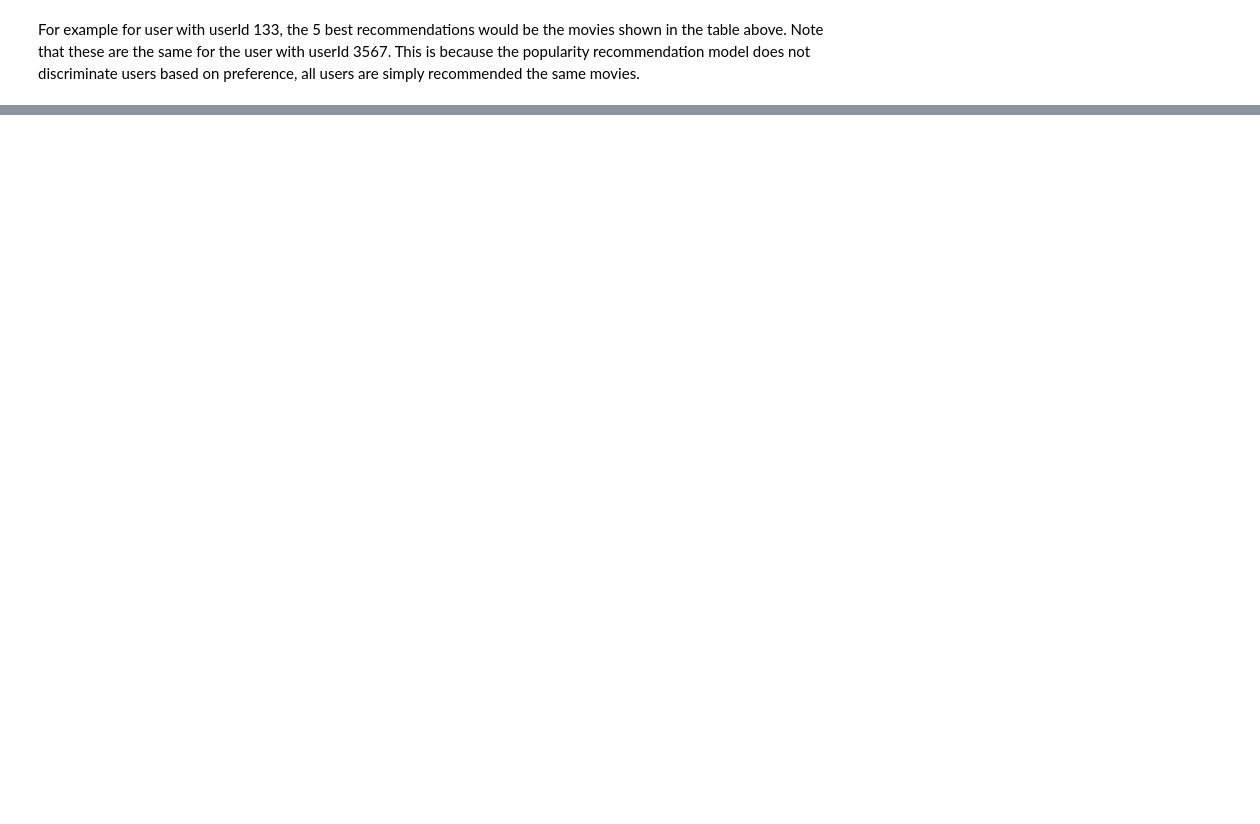
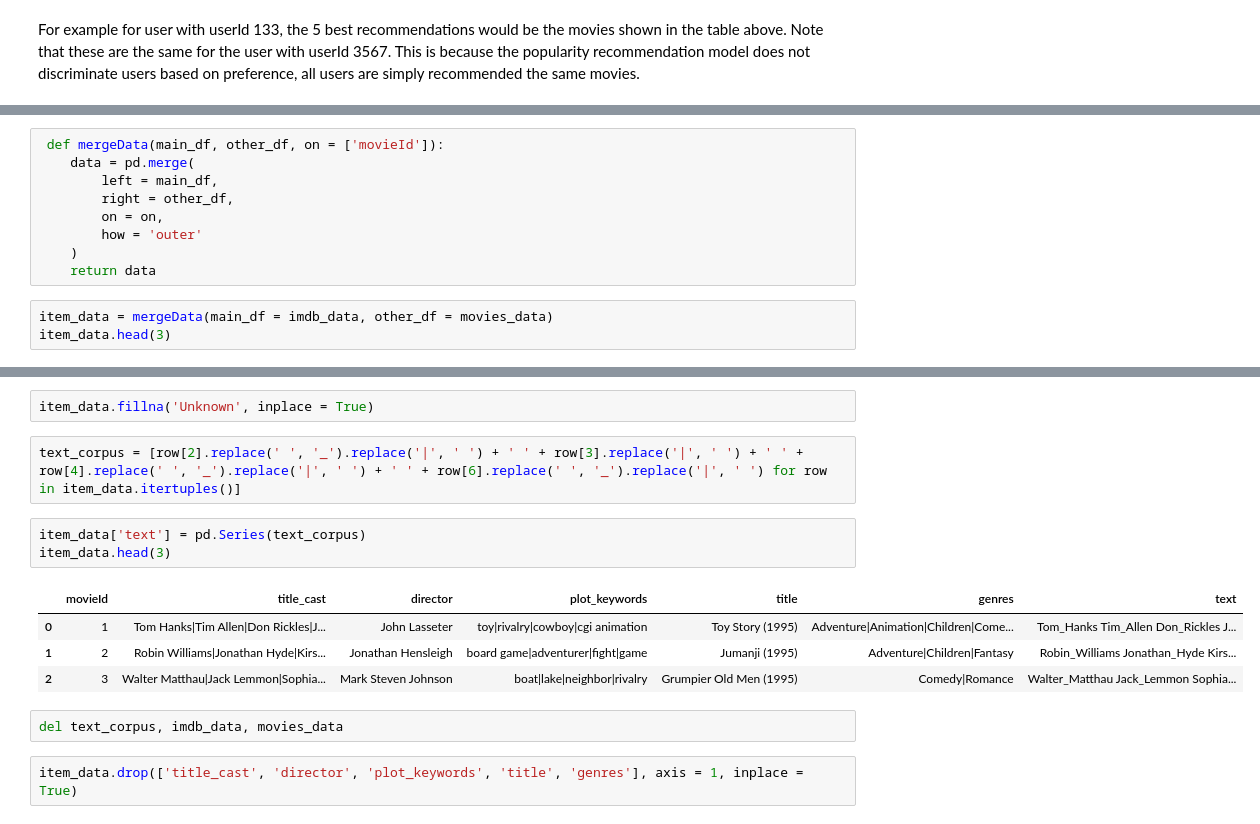
Before and after one commit to titusndondo/unsupervised-predict-streamlit-template, a Jupyter notebook: predict_deliverables/basemodel.ipynb, the cells around one changed output, grey strips where cells are left out. Saved outputs shown, nothing was run; the diff lists cells and outputs as text; blank space fills up the shorter version.

```diff
--- a/predict_deliverables/basemodel.ipynb
+++ b/predict_deliverables/basemodel.ipynb
@@ -171,0 +194,12 @@ For example for user with userId 133, the 5 best recommendations would be the mo
+# %%
+ def mergeData(main_df, other_df, on = ['movieId']):
+    data = pd.merge(
+        left = main_df,
+        right = other_df,
+        on = on,
+        how = 'outer'
+    )
+    return data
+# %%
+item_data = mergeData(main_df = imdb_data, other_df = movies_data)
+item_data.head(3)
@@ -171,0 +221,16 @@ For example for user with userId 133, the 5 best recommendations would be the mo
+# %%
+item_data.fillna('Unknown', inplace = True)
+# %%
+text_corpus = [row[2].replace(' ', '_').replace('|', ' ') + ' ' + row[3].replace('|', ' ') + ' ' + row[4].replace(' ', '_').replace('|', ' ') + ' ' + row[6].replace(' ', '_').replace('|', ' ') for row in item_data.itertuples()]
+# %%
+item_data['text'] = pd.Series(text_corpus)
+item_data.head(3)
+# %% [output]
+|  | movieId | title_cast | director | plot_keywords | title | genres | text |
+| 0 | 1 | Tom Hanks|Tim Allen|Don Rickles|J... | John Lasseter | toy|rivalry|cowboy|cgi animation | Toy Story (1995) | Adventure|Animation|Children|Come... | Tom_Hanks Tim_Allen Don_Rickles J... |
+| 1 | 2 | Robin Williams|Jonathan Hyde|Kirs... | Jonathan Hensleigh | board game|adventurer|fight|game | Jumanji (1995) | Adventure|Children|Fantasy | Robin_Williams Jonathan_Hyde Kirs... |
+| 2 | 3 | Walter Matthau|Jack Lemmon|Sophia... | Mark Steven Johnson | boat|lake|neighbor|rivalry | Grumpier Old Men (1995) | Comedy|Romance | Walter_Matthau Jack_Lemmon Sophia... |
+# %%
+del text_corpus, imdb_data, movies_data
+# %%
+item_data.drop(['title_cast', 'director', 'plot_keywords', 'title', 'genres'], axis = 1, inplace = True)
```
Also changed, not shown: parts of 24 cells of this notebook.
